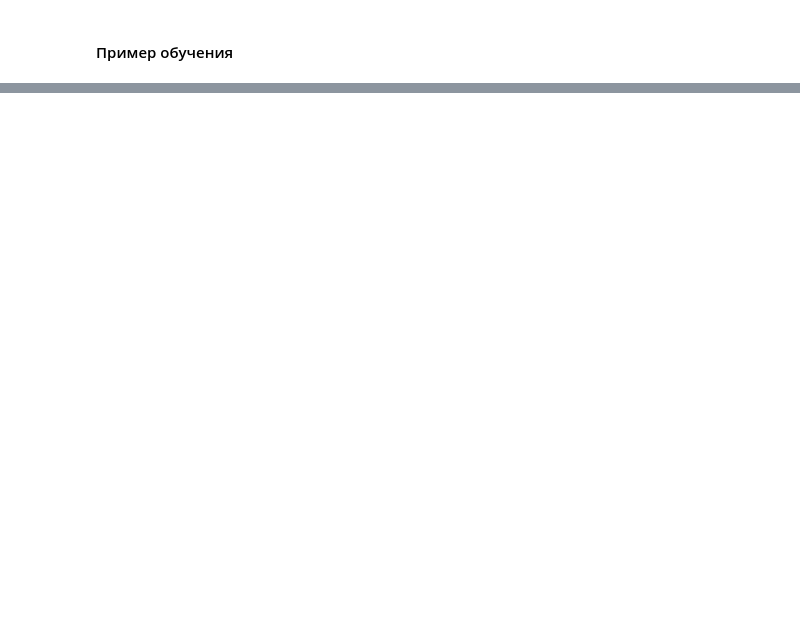
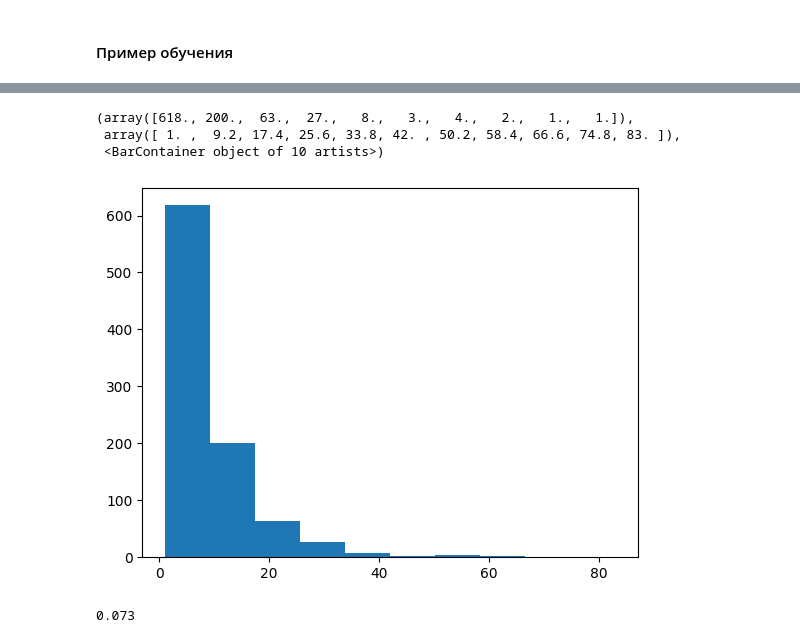
Before and after one commit to cdyhdrxj/rl, a Jupyter notebook: q-learning-sarsa.ipynb, the cells around one changed output, grey strips where cells are left out. Cells and saved outputs as stored; diff of their text form; code cells hidden in the pictures; blank space fills up the shorter version.

Commit message:
Add sarsa

```diff
--- a/q-learning-sarsa.ipynb
+++ b/q-learning-sarsa.ipynb
@@ -575,6 +549,10 @@ class Sarsa:
         self.epsilon = epsilon
         self.gamma = gamma
         self.Q = dict()
+
+        # Статистика для анализа: для каждого эпизода -
+        # сумма вознаграждений, количество шагов, дошли ли до финиша
+        self.stat = []
 
     # Возвращает текущее значение Q-функции для состояния state и действия action
     # Для терминального состояния - 0
@@ -601,32 +579,45 @@ class Sarsa:
 
     def learn(self, max_episodes, max_steps):
         for _ in range(max_episodes):
-            n, m = randint(5, 7), randint(5, 7, 20)
+            # Статистика
+            sum_reward = 0
+            steps = 0
+            final = False
+
+            n, m = randint(5, 7), randint(5, 7)
             env = Environment(
                     n=n,
                     m=m,
                     p_walk=0.5,
                     p_obstacle=random.uniform(0.1, 0.2),
-                    number_mud=random.randint(),
+                    number_mud=random.randint(2, 5),
                 )
             state = env.get_state()
             action = self._choose_action(state)
 
+            self.epsilon = max(0.01, self.epsilon * 0.999)
+
             for _ in range(max_steps):
                 if env.is_terminal(state):
+                    final = True
                     break
 
                 next_state, reward = env.step(action)
-                next_action = self._choose_action(next_state)  # !!!
+                next_action = self._choose_action(next_state)
 
                 old_q = self._get_q_value(state, action)
-                target = reward + self.gamma *  self._get_q_value(next_state, next_action) # !!!
+                target = reward + self.gamma *  self._get_q_value(next_state, next_action)
 
                 self.Q[(state, action)] = old_q + self.alpha * (target - old_q)
                 state = next_state
                 action = next_action
+
+                sum_reward += reward
+                steps += 1
+
+            self.stat.append((sum_reward, steps, final))
 # %% [markdown]
 #### Пример обучения
 # %%
-# s = Sarsa(alpha=0.1, epsilon=0.3, gamma=1)
-# s.learn(max_episodes=20000, max_steps=300)
+sarsa_model = Sarsa(alpha=0.1, epsilon=0.3, gamma=1)
+sarsa_model.learn(max_episodes=20000, max_steps=300)
@@ -632,0 +639,24 @@ class Sarsa:
+# %%
+# Количество эпизодов
+N = 1000
+path_steps = []
+cnt_large = 0
+for _ in range(N):
+    steps = try_model(sarsa_model)
+    if steps < MAX_STEPS:
+        path_steps.append(steps)
+    else:
+        cnt_large += 1
+
+path_steps = sorted(path_steps)
+plt.hist(path_steps, bins=10)
+# %% [output]
+(array([618., 200.,  63.,  27.,   8.,   3.,   4.,   2.,   1.,   1.]),
+ array([ 1. ,  9.2, 17.4, 25.6, 33.8, 42. , 50.2, 58.4, 66.6, 74.8, 83. ]),
+ <BarContainer object of 10 artists>)
+[figure, added]
+# %%
+# Доля эпизодов, для которых не нашёлся путь за MAX_STEPS шагов
+print(cnt_large / N)
+# %% [output]
+0.073
```
Also changed, not shown: parts of 10 cells of this notebook.
